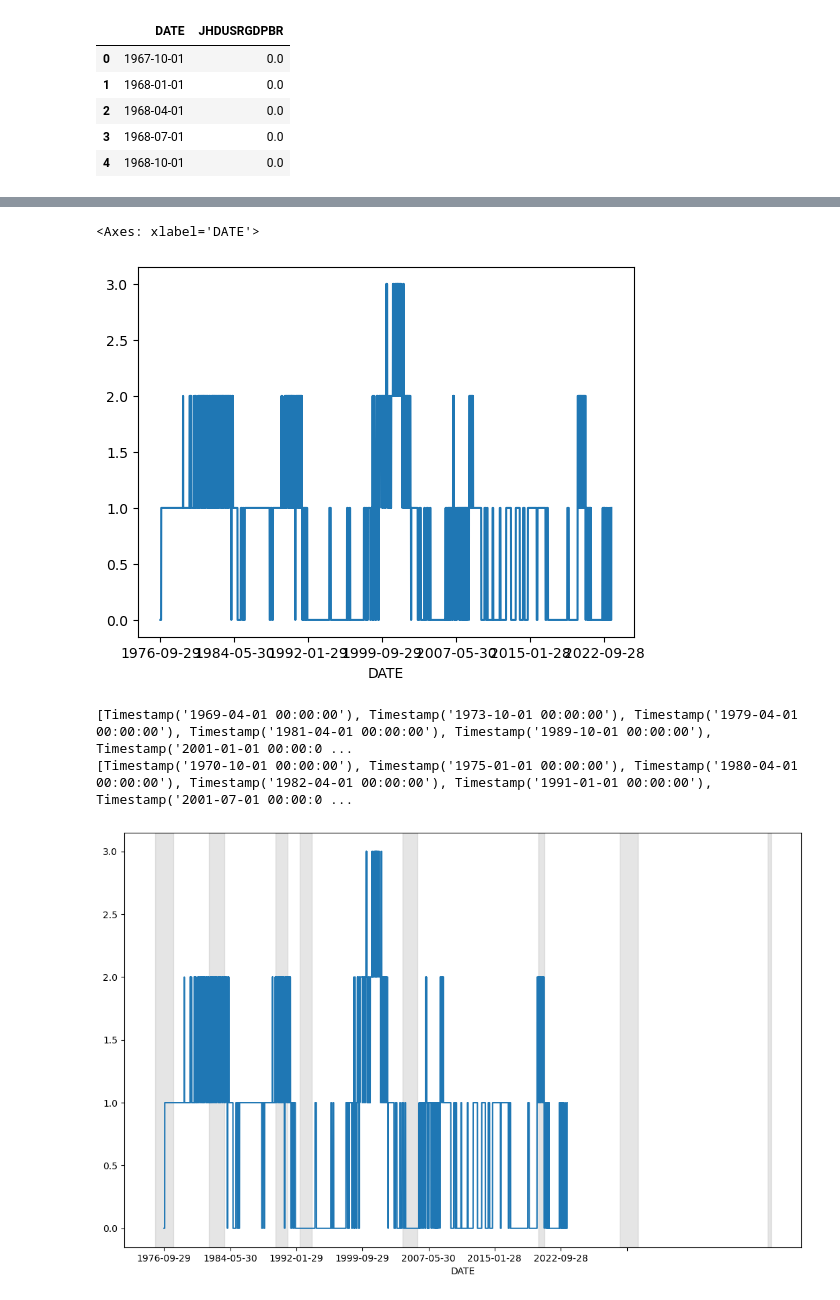
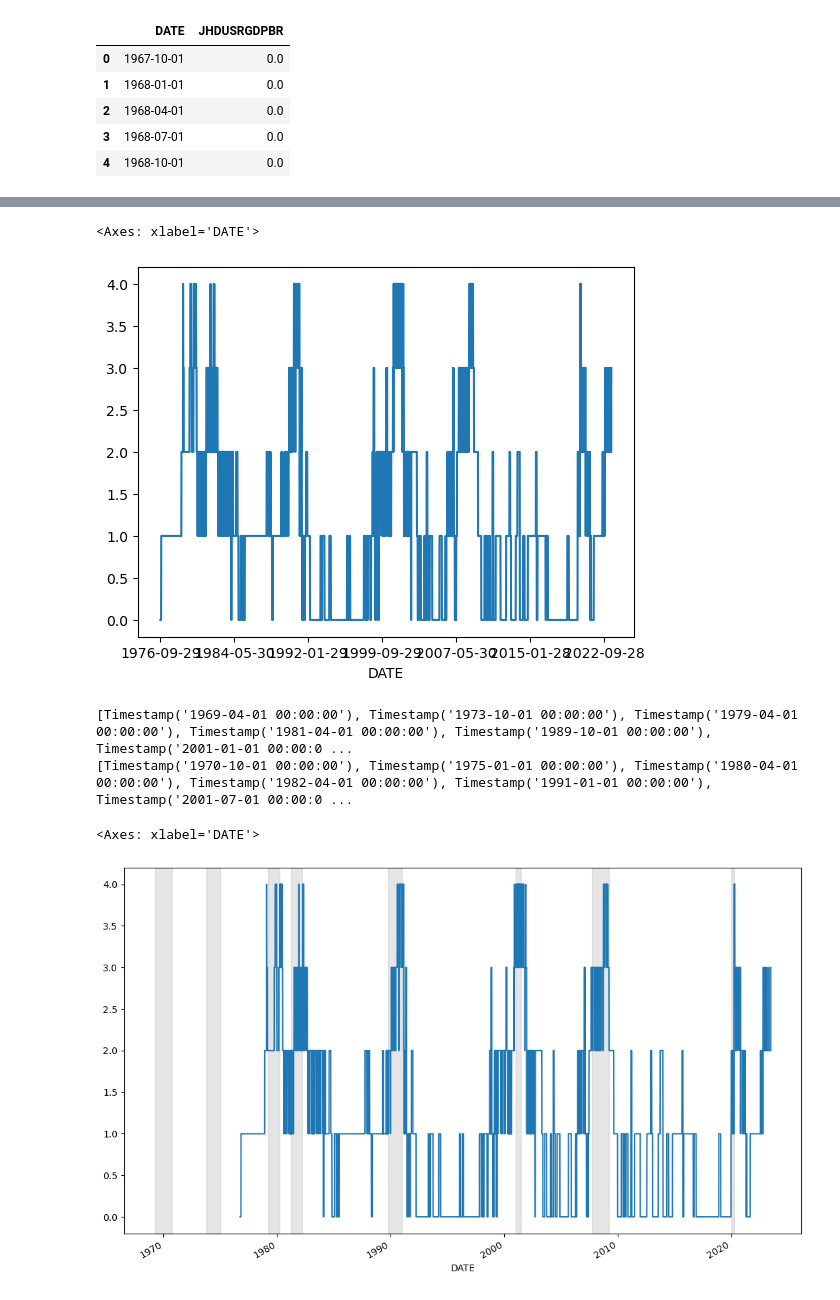
Before and after one commit to YoongsompornT/RecessionPrediction, a Jupyter notebook: Models/Threshold/RecesPredict.ipynb, the cells around one changed output, grey strips where cells are left out. Saved outputs shown, nothing was run; the diff lists cells and outputs as text; code cells hidden in the pictures.

Commit message:
Update for model assembly with 7 indexes

```diff
--- a/Models/Threshold/RecesPredict.ipynb
+++ b/Models/Threshold/RecesPredict.ipynb
@@ -49,5 +49,6 @@ prediction
 prediction = prediction.ffill().fillna(0)
 # %%
 prediction['final'] = prediction.sum(axis=1)
+prediction.index = pd.to_datetime(prediction.index)
 prediction
 # %% [output]
@@ -69,7 +70,7 @@ prediction
 prediction['final'].plot()
 # %% [output]
 <Axes: xlabel='DATE'>
-[figure, old version]
+[figure, new version]
 # %%
 recession.columns = ['DATE', 'recession']
 recession['DATE'] = pd.to_datetime(recession['DATE'])
@@ -89,8 +90,9 @@ print(end)
 [Timestamp('1970-10-01 00:00:00'), Timestamp('1975-01-01 00:00:00'), Timestamp('1980-04-01 00:00:00'), Timestamp('1982-04-01 00:00:00'), Timestamp('1991-01-01 00:00:00'), Timestamp('2001-07-01 00:00:0 ...
 # %%
 fig, ax = plt.subplots(figsize=(13,8))
-prediction['final'].plot(ax=ax)
 for i in range(len(start)):
   ax.axvspan(start[i], end[i], color='grey', alpha=0.2)
+prediction['final'].plot(ax=ax, sharex=True)
 # %% [output]
+<Axes: xlabel='DATE'>
-[figure, old version]
+[figure, new version]
```
Also changed, not shown: parts of 8 cells of this notebook, 5 other files.
